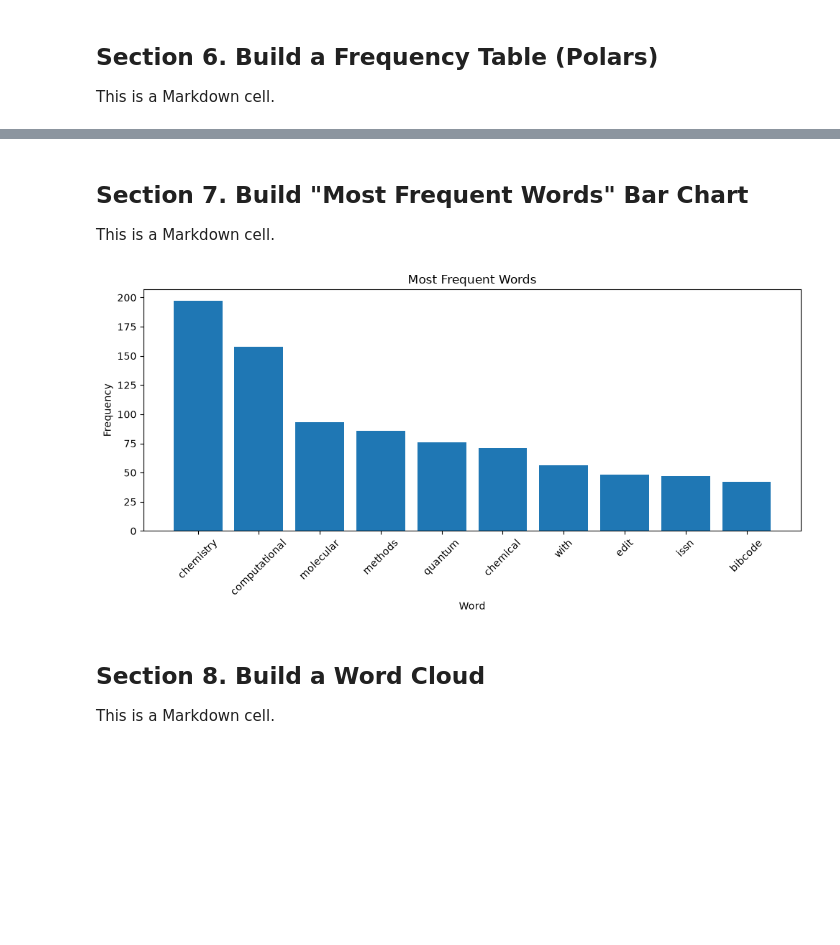
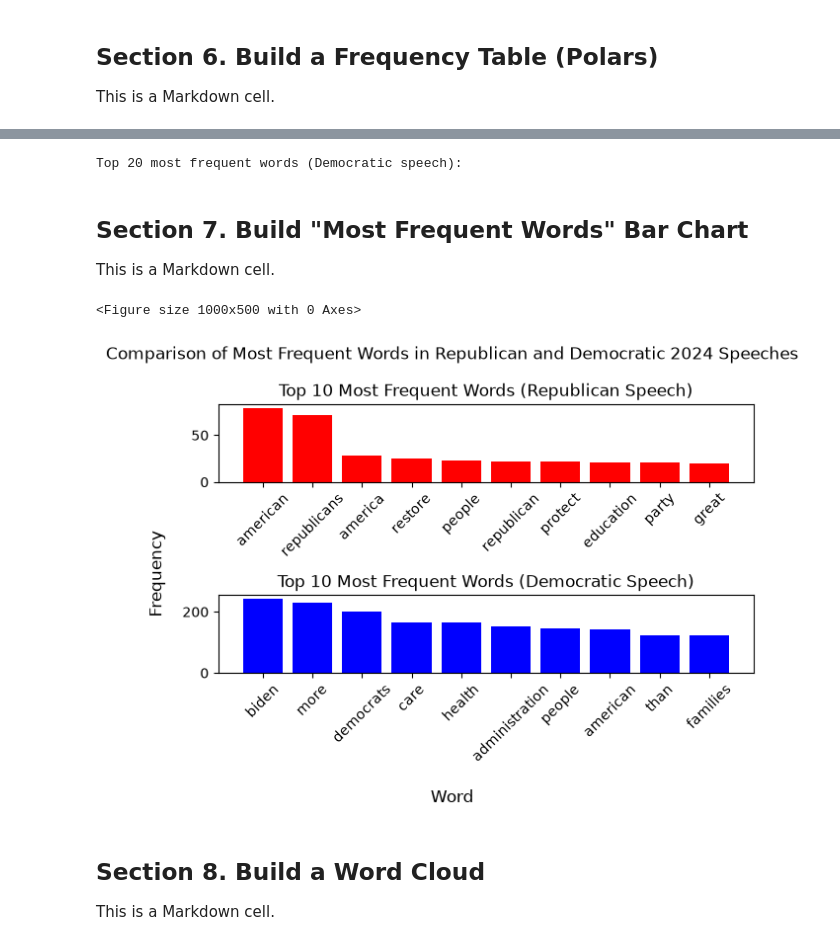
Before and after one commit to ajaneh/nlp-01-getting-started-custom, a Jupyter notebook: notebooks/web_words_heyert.ipynb, the cells around one changed output, grey strips where cells are left out. Cells and saved outputs as stored; diff of their text form; code cells hidden in the pictures; blank space fills up the shorter version.

```diff
--- a/notebooks/web_words_heyert.ipynb
+++ b/notebooks/web_words_heyert.ipynb
@@ -150,13 +191,18 @@ This is a Markdown cell.
 # has a more modern API, and the concepts are similar.
 
 # Create a Polars DataFrame (df) with one row per word with a column named "word".
-df: pl.DataFrame = pl.DataFrame({"word": clean_words})
+# Give each party it's own DataFrame for clarity.
+df_dict: dict[str, pl.DataFrame] = {}
+for name, words in clean_words.items():
+    df_dict[name] = pl.DataFrame({"word": words})
 
 # Group by word, count occurrences, and sort from most common to least common.
 # This is a powerful pattern for counting and summarizing data in Polars.
 # Function chain: group_by() -> len() -> sort()
-freq_df: pl.DataFrame = df.group_by("word").len().sort("len", descending=True)
+republican_freq_df: pl.DataFrame = (
+    df_dict["Republican"].group_by("word").len().sort("len", descending=True)
+)
 
-print("Top 20 most frequent words:")
-print(freq_df.head(20))
+print("Top 20 most frequent words Republican speech:")
+print(republican_freq_df.head(20))
 # %% [output]
@@ -182,3 +228,10 @@ shape: (20, 2)
+# %%
+democratic_freq_df: pl.DataFrame = (
+    df_dict["Democratic"].group_by("word").len().sort("len", descending=True)
+)
+print("Top 20 most frequent words (Democratic speech):")
+# %% [output]
+Top 20 most frequent words (Democratic speech):
 # %% [markdown]
 ## Section 7. Build "Most Frequent Words" Bar Chart
 
@@ -186,33 +239,37 @@ This is a Markdown cell.
 # %%
 # Section 7 Python cell
 
-# Focus on the 10 most common words for a simple bar chart.
-# Use head(10) to get the top 10 rows of the frequency DataFrame.
-top_df: pl.DataFrame = freq_df.head(10)
+# Use two bar charts to compare the top 10 most frequent words in the Republican and Democratic speeches.
+top_republican_df: pl.DataFrame = republican_freq_df.head(10)
+top_democratic_df: pl.DataFrame = democratic_freq_df.head(10)
 
 # Make the figure size larger for better readability.
 # 10 inches wide by 5 inches tall is a common size for bar charts.
 plt.figure(figsize=(10, 5))
 
 # Set the x-axis to the "word" column (the unique words).
 # Set the y-axis to the "len" column (the counts).
-plt.bar(top_df["word"], top_df["len"])
-
-# Define ax as the current axes (gca = get current axes)
-# so we'll be able to modify tick parameters.
-ax = plt.gca()
-
+# Establish multiplot subplots for the two bar charts.
+fig, (ax1, ax2) = plt.subplots(2, 1)
+ax1.bar(top_republican_df["word"], top_republican_df["len"], color="red")
+ax2.bar(top_democratic_df["word"], top_democratic_df["len"], color="blue")
+ax1.set_title("Top 10 Most Frequent Words (Republican Speech)")
+ax2.set_title("Top 10 Most Frequent Words (Democratic Speech)")
 # Set the tick labels on the x-axis
 # to rotate 45 degrees for better readability,
-ax.tick_params(axis="x", labelrotation=45)
+ax1.tick_params(axis="x", labelrotation=45)
+ax2.tick_params(axis="x", labelrotation=45)
 
-plt.title("Most Frequent Words")
-plt.xlabel("Word")
-plt.ylabel("Frequency")
+fig.suptitle(
+    "Comparison of Most Frequent Words in Republican and Democratic 2024 Speeches"
+)
+fig.supxlabel("Word")
+fig.supylabel("Frequency")
 plt.tight_layout()
 plt.show()
 # %% [output]
+<Figure size 1000x500 with 0 Axes>
-[figure, old version]
+[figure, new version]
 # %% [markdown]
 ## Section 8. Build a Word Cloud
 
```
Also changed, not shown: parts of 11 cells of this notebook, 5 other files.
